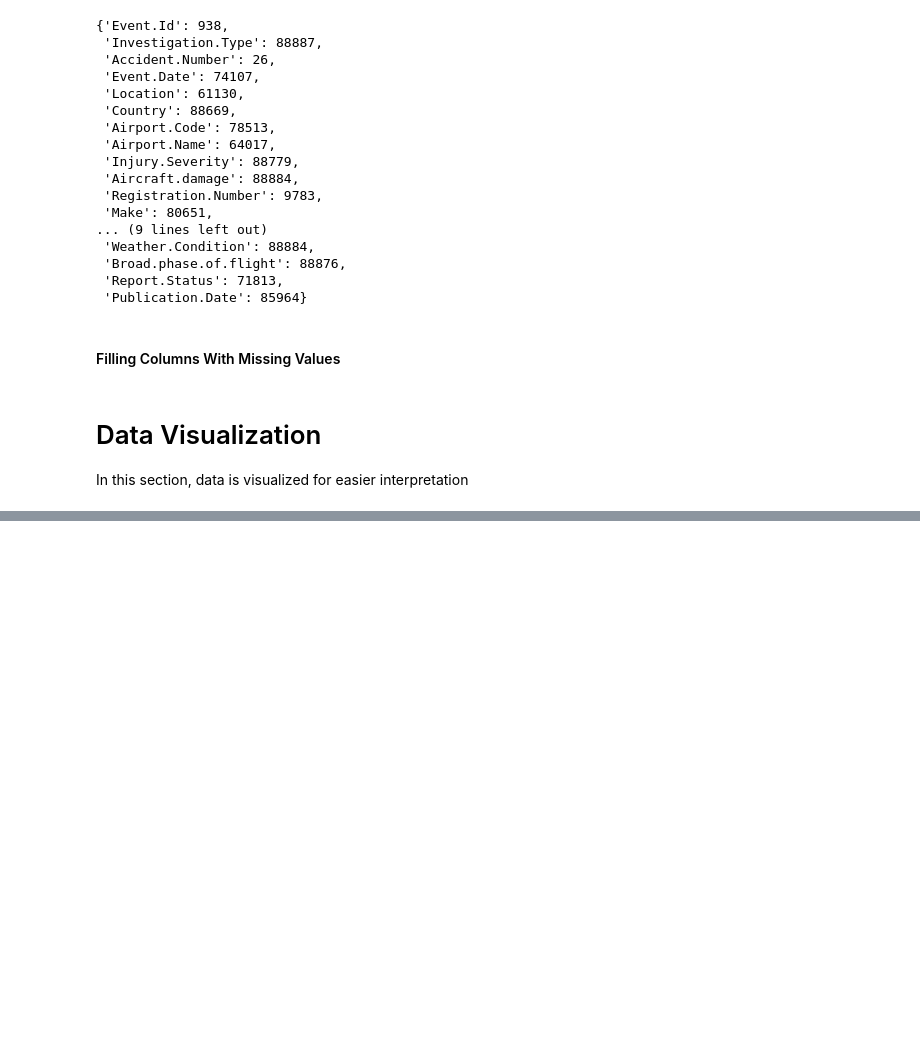
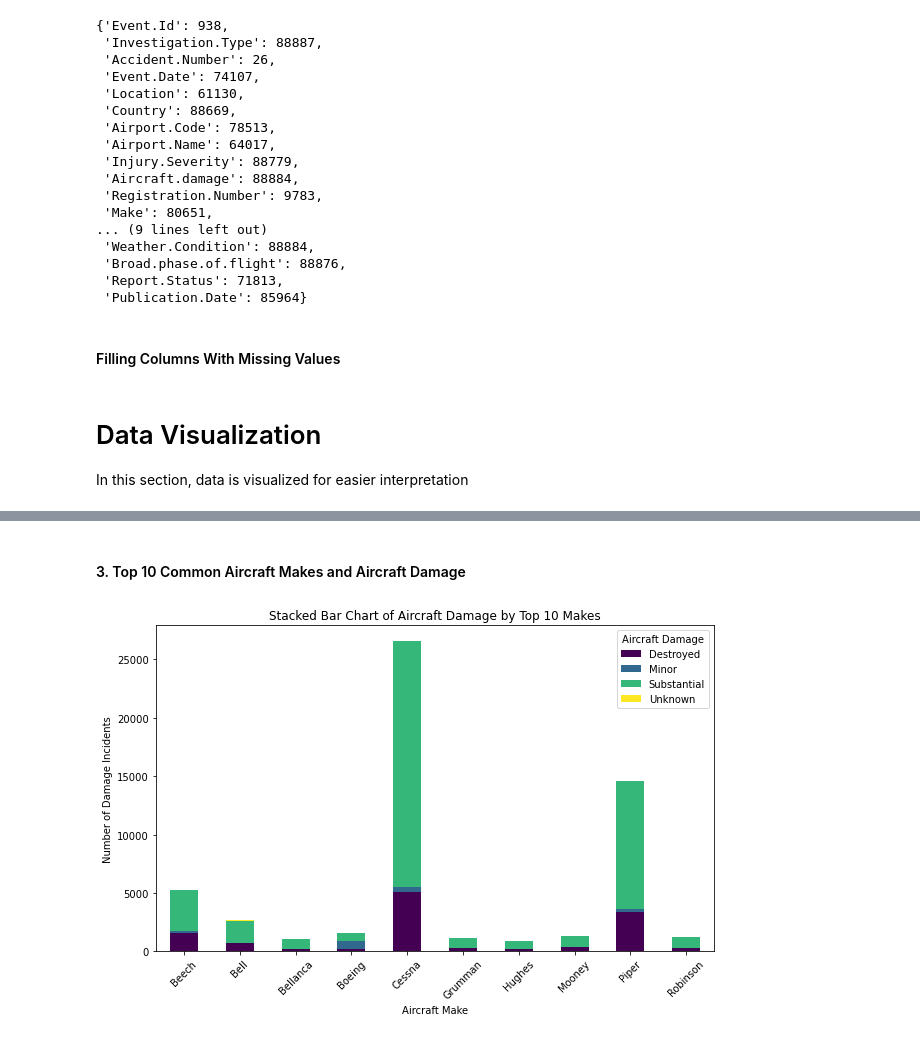
Before and after one commit to tracyotieno-1/dsc-phase-1-project-v3, a Jupyter notebook: student.ipynb, the cells around one changed output, grey strips where cells are left out. Cells and saved outputs as stored; diff of their text form; code cells hidden in the pictures; blank space fills up the shorter version.

```diff
--- a/student.ipynb
+++ b/student.ipynb
@@ -368,0 +237,23 @@ plt.show()
+# %% [markdown]
+#### 3.  Top 10 Common Aircraft Makes and Aircraft Damage
+# %%
+# Identify the top 10 aircraft makes
+top_makes = df['Make'].value_counts().nlargest(10).index
+
+# Filter my dataframe
+top_makes_df = df[df['Make'].isin(top_makes)]
+
+#Group by Model and Aircraft Damage
+damage_counts = top_makes_df.groupby(['Make', 'Aircraft.damage']).size().unstack(fill_value=0)
+
+#Plot the stacked bar chart
+damage_counts.plot(kind='bar', stacked=True, figsize=(10, 6), colormap='viridis')
+
+plt.title('Stacked Bar Chart of Aircraft Damage by Top 10 Makes')
+plt.xlabel('Aircraft Make')
+plt.ylabel('Number of Damage Incidents')
+plt.xticks(rotation=45)
+plt.legend(title='Aircraft Damage')
+plt.show()
+# %% [output]
+[figure, added]
```
Also changed, not shown: parts of 55 cells of this notebook.
